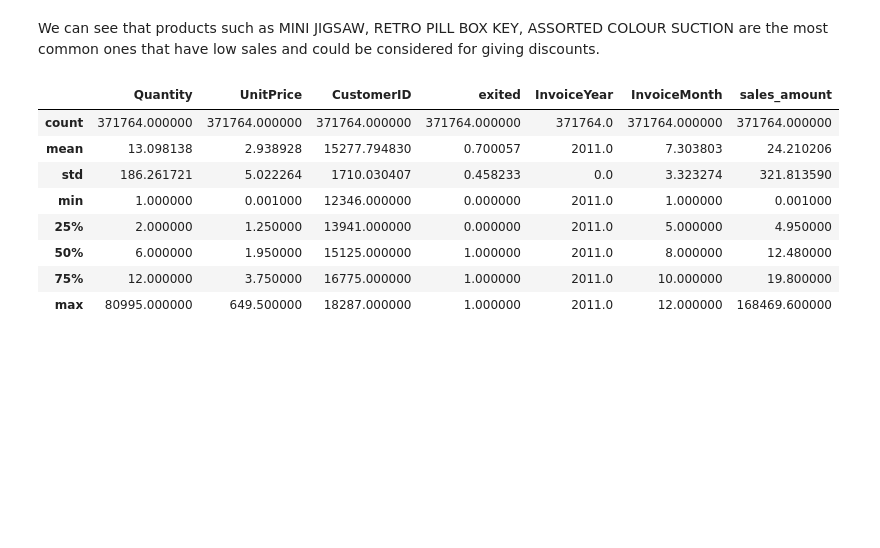
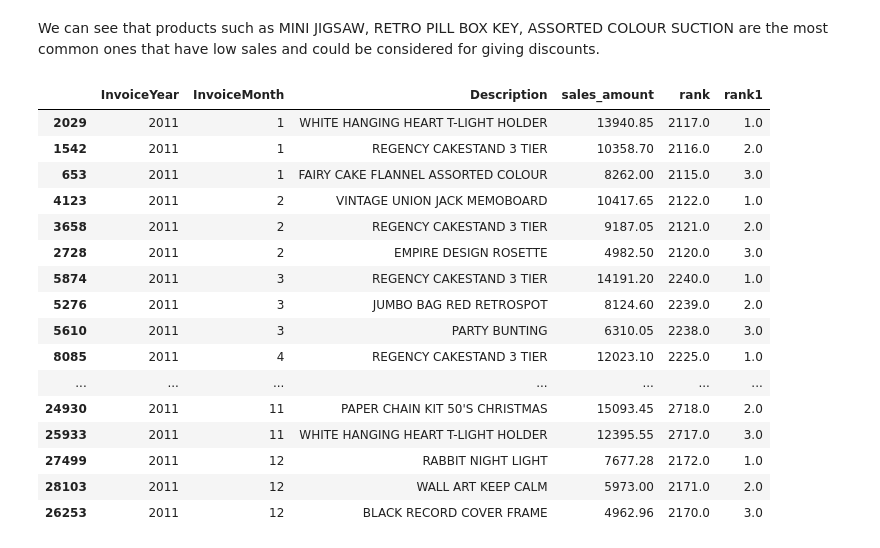
Before and after one commit to Radhika-3022/machinelearningpractice, a Jupyter notebook: Exploratory Data Analysis - Sales Insights.ipynb, the cells around one changed output. Cells and saved outputs as stored; diff of their text form; code cells hidden in the pictures; blank space fills up the shorter version.

Commit message:
Added Top 3 Sales calculation
Added Top 3 Sales calculation

```diff
--- a/Exploratory Data Analysis - Sales Insights.ipynb
+++ b/Exploratory Data Analysis - Sales Insights.ipynb
@@ -256,14 +266,27 @@ bottom_3
 # %% [markdown]
 We can see that products such as MINI JIGSAW, RETRO PILL BOX KEY, ASSORTED COLOUR SUCTION are the most common ones that have low sales and could be considered for giving discounts.
-# %%
-sales_2011.describe()
-# %% [output]
-|  | Quantity | UnitPrice | CustomerID | exited | InvoiceYear | InvoiceMonth | sales_amount |
-| count | 371764.000000 | 371764.000000 | 371764.000000 | 371764.000000 | 371764.0 | 371764.000000 | 371764.000000 |
-| mean | 13.098138 | 2.938928 | 15277.794830 | 0.700057 | 2011.0 | 7.303803 | 24.210206 |
-| std | 186.261721 | 5.022264 | 1710.030407 | 0.458233 | 0.0 | 3.323274 | 321.813590 |
-| min | 1.000000 | 0.001000 | 12346.000000 | 0.000000 | 2011.0 | 1.000000 | 0.001000 |
-| 25% | 2.000000 | 1.250000 | 13941.000000 | 0.000000 | 2011.0 | 5.000000 | 4.950000 |
-| 50% | 6.000000 | 1.950000 | 15125.000000 | 1.000000 | 2011.0 | 8.000000 | 12.480000 |
-| 75% | 12.000000 | 3.750000 | 16775.000000 | 1.000000 | 2011.0 | 10.000000 | 19.800000 |
-| max | 80995.000000 | 649.500000 | 18287.000000 | 1.000000 | 2011.0 | 12.000000 | 168469.600000 |
+# %%
+#Top 3 sales
+sales_by_year_month_product['rank1']=sales_by_year_month_product.groupby(['InvoiceYear', 'InvoiceMonth'])['sales_amount'].rank(ascending=False)
+
+# Filter bottom 3 products per month-year
+Top_3 = sales_by_year_month_product[sales_by_year_month_product['rank1'] <= 3].sort_values(['InvoiceYear', 'InvoiceMonth', 'rank1'])
+Top_3
+# %% [output]
+|  | InvoiceYear | InvoiceMonth | Description | sales_amount | rank | rank1 |
+| 2029 | 2011 | 1 | WHITE HANGING HEART T-LIGHT HOLDER | 13940.85 | 2117.0 | 1.0 |
+| 1542 | 2011 | 1 | REGENCY CAKESTAND 3 TIER | 10358.70 | 2116.0 | 2.0 |
+| 653 | 2011 | 1 | FAIRY CAKE FLANNEL ASSORTED COLOUR | 8262.00 | 2115.0 | 3.0 |
+| 4123 | 2011 | 2 | VINTAGE UNION JACK MEMOBOARD | 10417.65 | 2122.0 | 1.0 |
+| 3658 | 2011 | 2 | REGENCY CAKESTAND 3 TIER | 9187.05 | 2121.0 | 2.0 |
+| 2728 | 2011 | 2 | EMPIRE DESIGN ROSETTE | 4982.50 | 2120.0 | 3.0 |
+| 5874 | 2011 | 3 | REGENCY CAKESTAND 3 TIER | 14191.20 | 2240.0 | 1.0 |
+| 5276 | 2011 | 3 | JUMBO BAG RED RETROSPOT | 8124.60 | 2239.0 | 2.0 |
+| 5610 | 2011 | 3 | PARTY BUNTING | 6310.05 | 2238.0 | 3.0 |
+| 8085 | 2011 | 4 | REGENCY CAKESTAND 3 TIER | 12023.10 | 2225.0 | 1.0 |
+| ... | ... | ... | ... | ... | ... | ... |
+| 24930 | 2011 | 11 | PAPER CHAIN KIT 50'S CHRISTMAS | 15093.45 | 2718.0 | 2.0 |
+| 25933 | 2011 | 11 | WHITE HANGING HEART T-LIGHT HOLDER | 12395.55 | 2717.0 | 3.0 |
+| 27499 | 2011 | 12 | RABBIT NIGHT LIGHT | 7677.28 | 2172.0 | 1.0 |
+| 28103 | 2011 | 12 | WALL ART KEEP CALM | 5973.00 | 2171.0 | 2.0 |
+| 26253 | 2011 | 12 | BLACK RECORD COVER FRAME | 4962.96 | 2170.0 | 3.0 |
```
Also changed, not shown: parts of 9 cells of this notebook.
